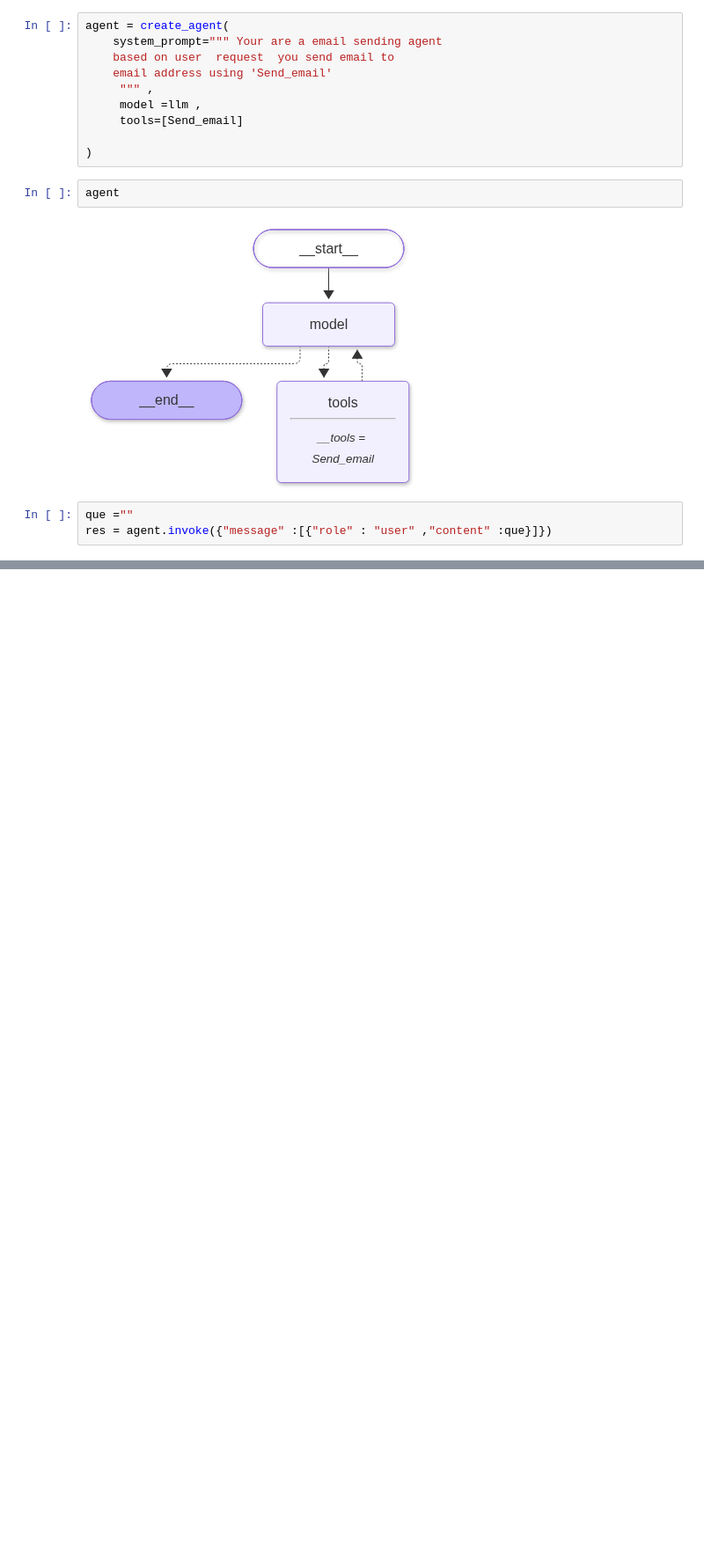
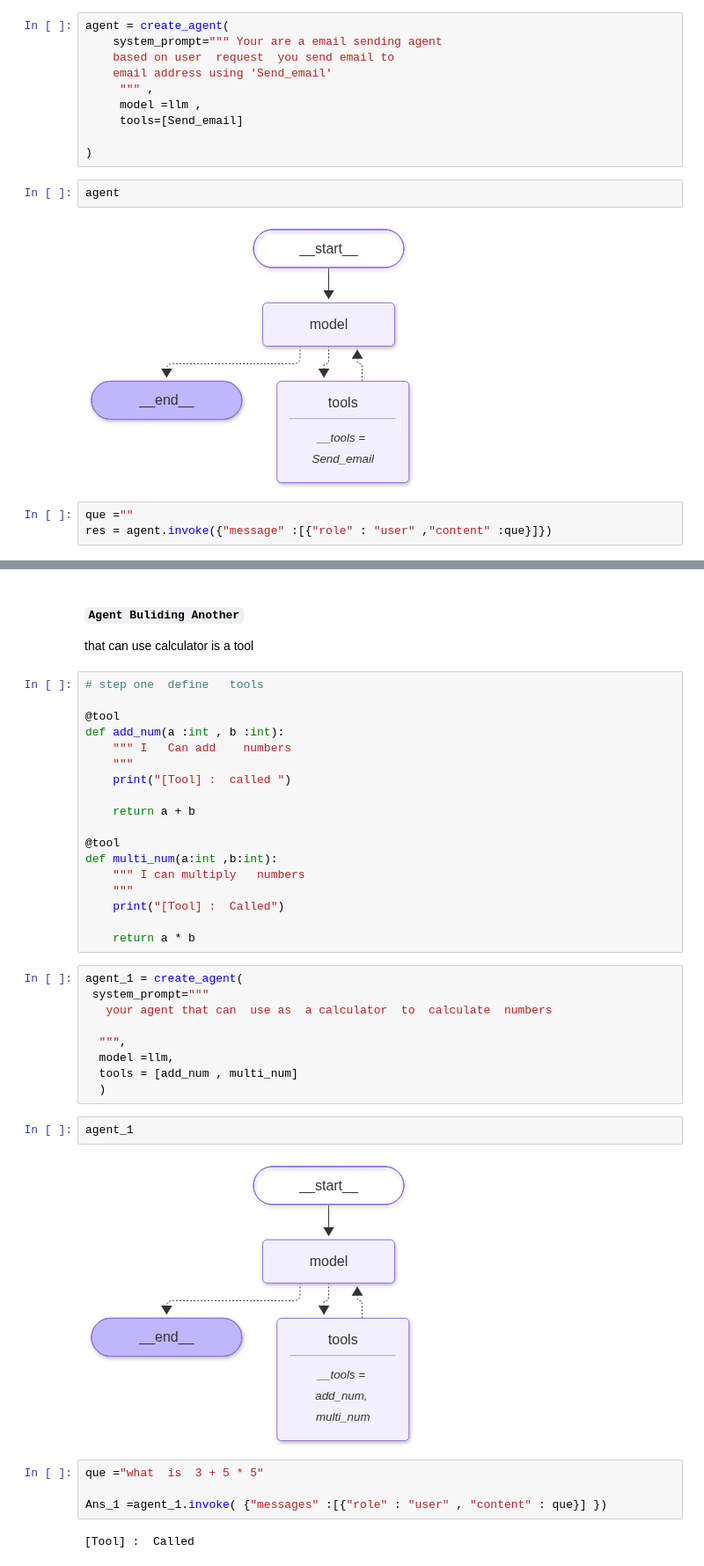
Before and after one commit to hashirahmad806/Lang_chain_Learning, a Jupyter notebook: Laing_Chain_Course/basic_lang_chain.ipynb, the cells around one changed output, grey strips where cells are left out. Shown at 88% size. Cells and saved outputs as stored; diff of their text form; blank space fills up the shorter version.

Commit message:
Update basic_lang_chain.ipynb with recent LangChain and Agent exercises

```diff
--- a/Laing_Chain_Course/basic_lang_chain.ipynb
+++ b/Laing_Chain_Course/basic_lang_chain.ipynb
@@ -703,0 +741,40 @@ res
+# %% [markdown]
+#### ` Agent Buliding Another `
+that  can use calculator is a tool
+# %%
+# step one  define   tools
+
+@tool
+def add_num(a :int , b :int):
+    """ I   Can add    numbers
+    """
+    print("[Tool] :  called ")
+
+    return a + b
+
+@tool
+def multi_num(a:int ,b:int):
+    """ I can multiply   numbers
+    """
+    print("[Tool] :  Called")
+
+    return a * b
+# %%
+agent_1 = create_agent(
+ system_prompt="""
+   your agent that can  use as  a calculator  to  calculate  numbers
+
+  """,
+  model =llm,
+  tools = [add_num , multi_num]
+  )
+# %%
+agent_1
+# %% [output]
+[figure, added]
+# %%
+que ="what  is  3 + 5 * 5"
+
+Ans_1 =agent_1.invoke( {"messages" :[{"role" : "user" , "content" : que}] })
+# %% [output]
+[Tool] :  Called
```
Also changed, not shown: parts of 26 cells of this notebook.
